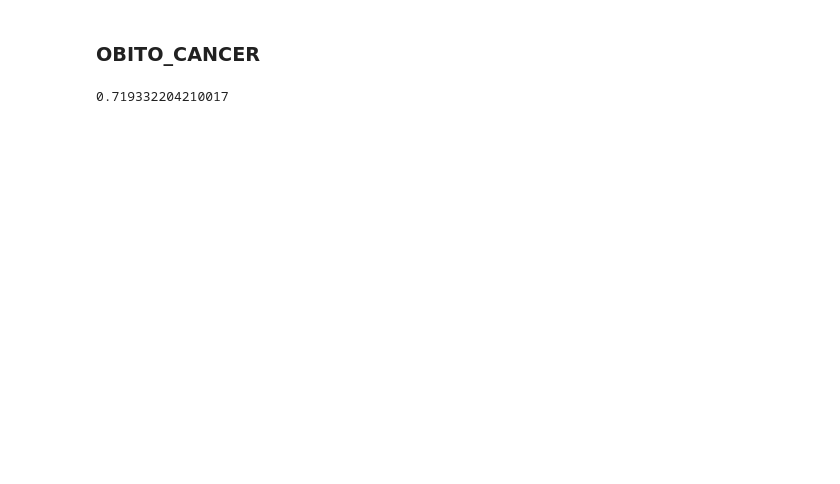
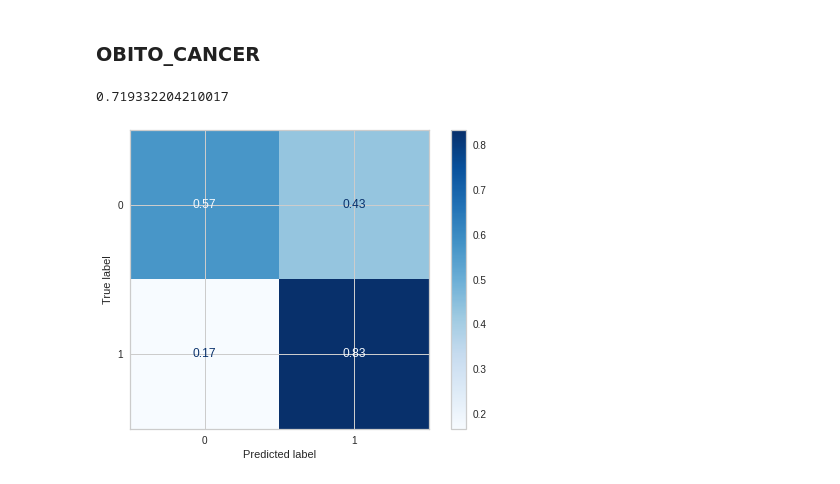
Before and after one commit to JCTSilva/FinalProject_IMT_CANCER, a Jupyter notebook: Notebooks/mouth_oropharynx_preprocessing.ipynb, the cells around one changed output. Drawn from its saved outputs; the diff is of its cells as text; code cells hidden in the pictures; blank space fills up the shorter version.

```diff
--- a/Notebooks/mouth_oropharynx_preprocessing.ipynb
+++ b/Notebooks/mouth_oropharynx_preprocessing.ipynb
@@ -1933,3 +1943,8 @@ clf = GradientBoostingClassifier(random_state=42).fit(X_train, y_train)
 clf.score(X_test, y_test)
 # %% [output]
 0.719332204210017
+# %%
+plot_confusion_matrix(clf, X_test, y_test, normalize='true', values_format='.2f', cmap='Blues')
+plt.show()
+# %% [output]
+[figure, added]
```
Also changed, not shown: parts of 4 cells of this notebook.
